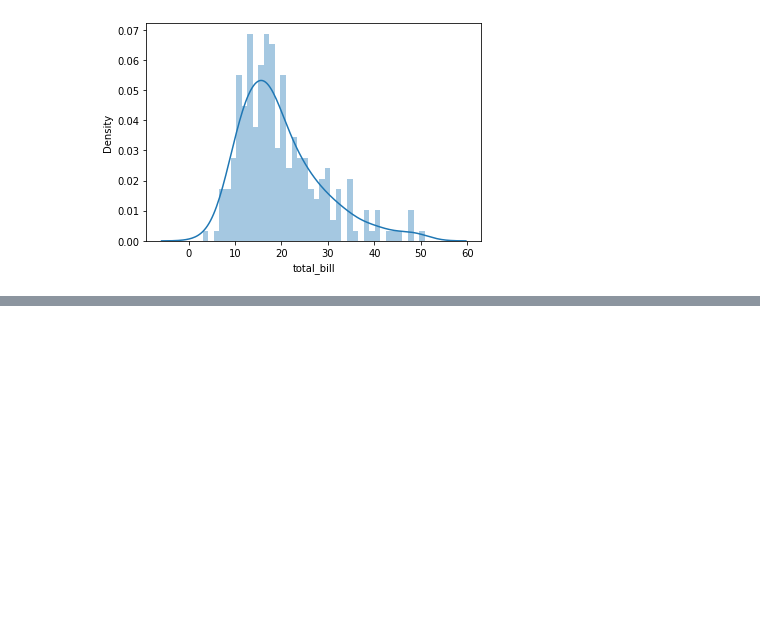
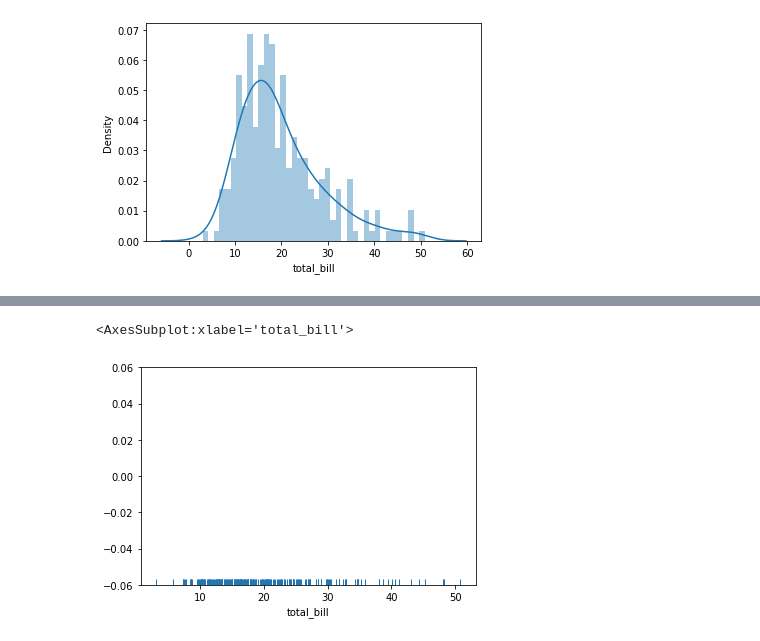
Before and after one commit to nirajp786/Python-for-Data-Science-and-Machine-Learning, a Jupyter notebook: 06-Data-Visualization-with-Seaborn/01-Distribution Plots.ipynb, the cells around one changed output, grey strips where cells are left out. Cells and saved outputs as stored; diff of their text form; code cells hidden in the pictures; blank space fills up the shorter version.

```diff
--- a/06-Data-Visualization-with-Seaborn/01-Distribution Plots.ipynb
+++ b/06-Data-Visualization-with-Seaborn/01-Distribution Plots.ipynb
@@ -26,0 +32,5 @@ sns.jointplot(x='total_bill',y='tip', data=tips, kind='hex')
+# %%
+sns.rugplot(data=tips['total_bill'])
+# %% [output]
+<AxesSubplot:xlabel='total_bill'>
+[figure, added]
```
Also changed, not shown: parts of 2 cells of this notebook, 2 other files.
